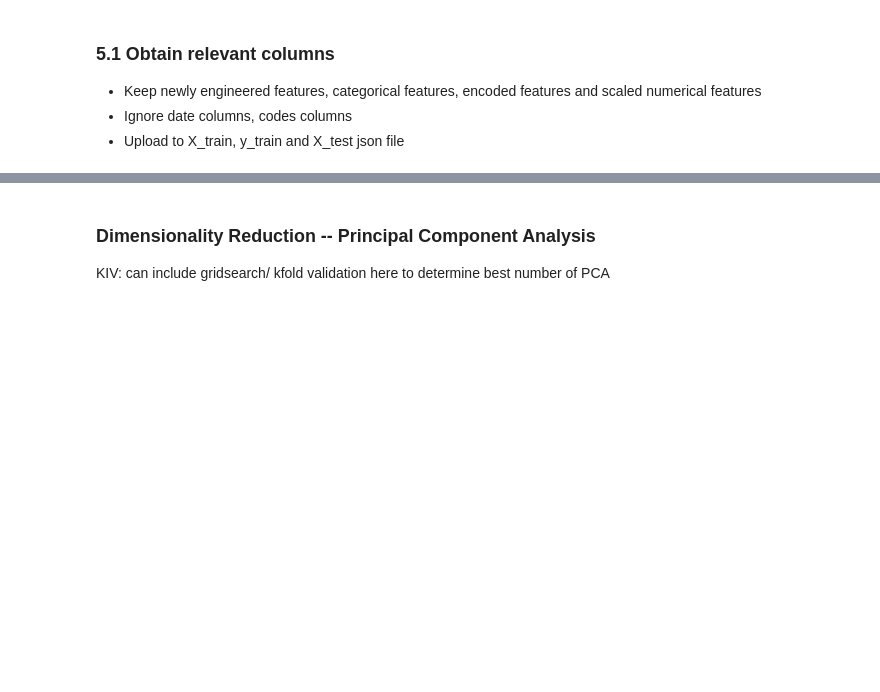
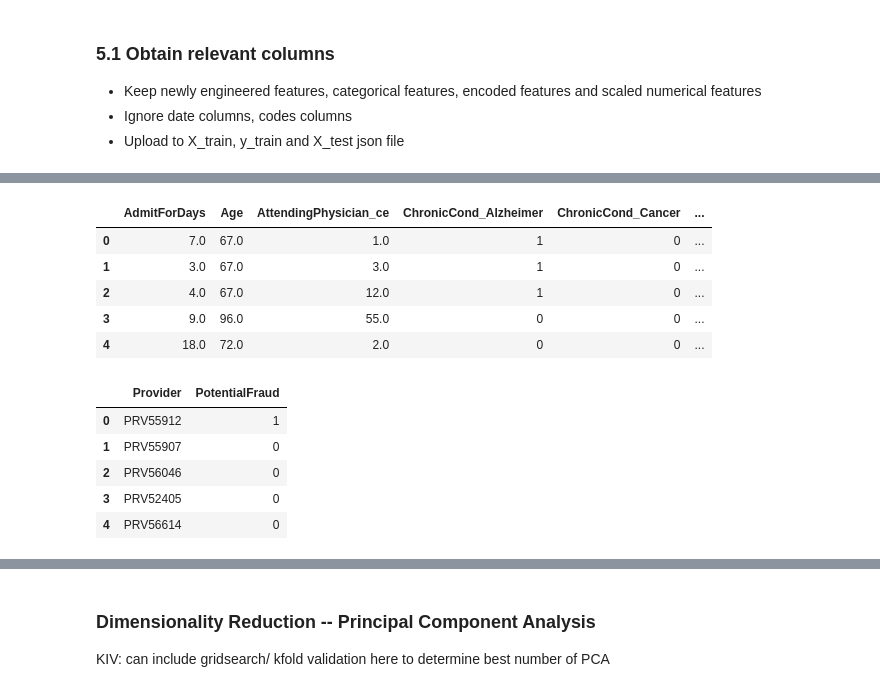
Before and after one commit to HiredOne/BT4012_G7, a Jupyter notebook: eda_fe cleaned.ipynb, the cells around one changed output, grey strips where cells are left out. Cells and saved outputs as stored; diff of their text form; code cells hidden in the pictures; blank space fills up the shorter version.

```diff
--- a/eda_fe cleaned.ipynb
+++ b/eda_fe cleaned.ipynb
@@ -235,12 +233,3 @@ numerical_cols = ['InscClaimAmtReimbursed', 'DeductibleAmtPaid', 'NoOfMonths_Par
-# %%
-# Initiate a Scaler
-minmaxScaler = MinMaxScaler()
-
-# fit the scaler on train numerical data
-minmaxScaler.fit(trimmed_patient_train[numerical_cols])
-# transform train and test numerical data
-trimmed_patient_train[numerical_cols] = minmaxScaler.transform(trimmed_patient_train[numerical_cols])
-trimmed_patient_test[numerical_cols] = minmaxScaler.transform(trimmed_patient_test[numerical_cols])
 # %% [markdown]
 ## 4. Exploratory Data Analysis
 
@@ -431,0 +434,29 @@ X_test.to_csv('X_test.csv', index=False)
+# %%
+# Load preprocessed datasets
+X_labeled1 = pd.read_csv('X_train1.csv')
+X_labeled2 = pd.read_csv('X_train2.csv')
+y_labels = pd.read_csv('y_train.csv')
+X_test_unlabeled = pd.read_csv('X_test.csv')
+X_labeled_full = pd.concat([X_train1, X_train2]) # Combine into 1 training set
+
+# As labels were provided for fraudulent providers only, we will retain the providers in our y_labels only.
+y_providers = y_labels[['Provider', 'PotentialFraud']].drop_duplicates(ignore_index=True)
+
+# Next we drop the labels in X_labeled_full
+X_full = X_labeled_full[X_labeled_full.columns.difference(['BeneID', 'PotentialFraud'])]
+
+display(X_full.head())
+display(y_providers.head())
+# %% [output]
+|  | AdmitForDays | Age | AttendingPhysician_ce | ChronicCond_Alzheimer | ChronicCond_Cancer | ... |
+| 0 | 7.0 | 67.0 | 1.0 | 1 | 0 | ... |
+| 1 | 3.0 | 67.0 | 3.0 | 1 | 0 | ... |
+| 2 | 4.0 | 67.0 | 12.0 | 1 | 0 | ... |
+| 3 | 9.0 | 96.0 | 55.0 | 0 | 0 | ... |
+| 4 | 18.0 | 72.0 | 2.0 | 0 | 0 | ... |
+|  | Provider | PotentialFraud |
+| 0 | PRV55912 | 1 |
+| 1 | PRV55907 | 0 |
+| 2 | PRV56046 | 0 |
+| 3 | PRV52405 | 0 |
+| 4 | PRV56614 | 0 |
```
Also changed, not shown: parts of 35 cells of this notebook, 3 other files.
